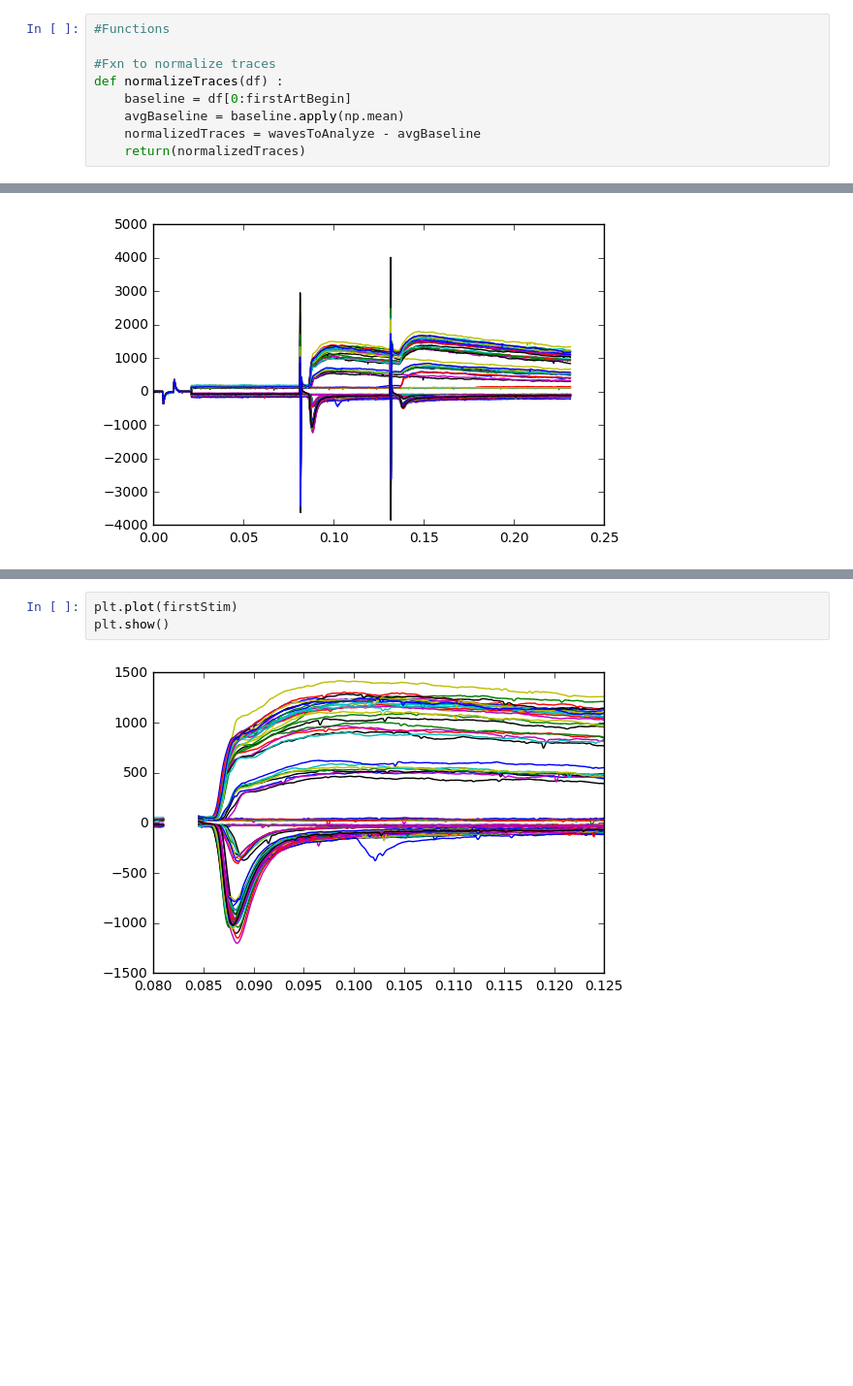
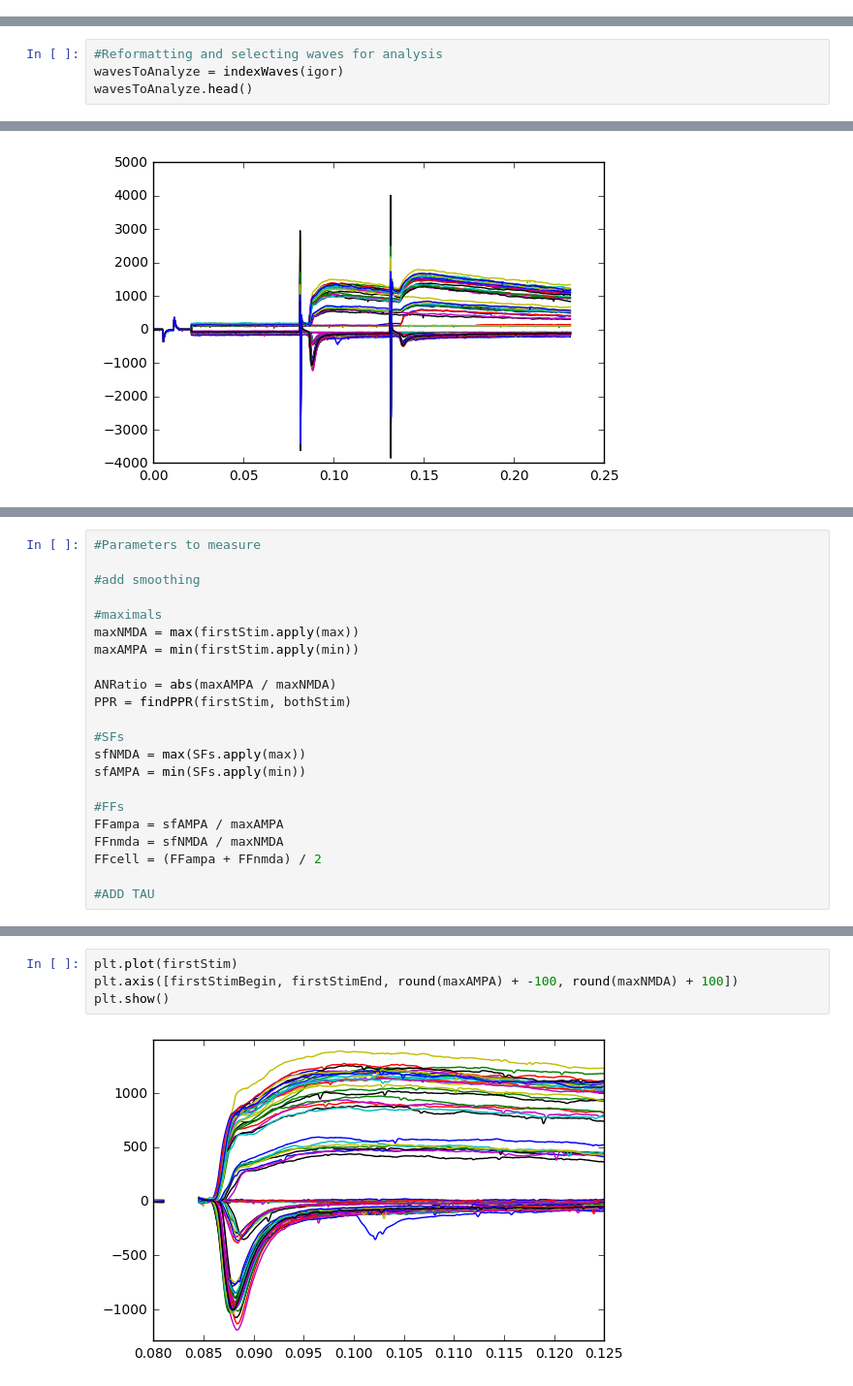
Before and after one commit to yuwie10/ephysAnalysis, a Jupyter notebook: ephysAnalysis.ipynb, the cells around one changed output, grey strips where cells are left out. Shown at 97% size. Saved outputs shown, nothing was run; the diff lists cells and outputs as text; blank space fills up the shorter version.

```diff
--- a/ephysAnalysis.ipynb
+++ b/ephysAnalysis.ipynb
@@ -4,12 +4,3 @@ import igor.igorpy as igor
 import matplotlib.pyplot as plt
 import pandas as pd
 import numpy as np
-# %%
-#Functions
-
-#Fxn to normalize traces
-def normalizeTraces(df) :
-    baseline = df[0:firstArtBegin]
-    avgBaseline = baseline.apply(np.mean)
-    normalizedTraces = wavesToAnalyze - avgBaseline
-    return(normalizedTraces)
@@ -65,0 +101,4 @@ wavesToAnalyze.head()
+# %%
+#Reformatting and selecting waves for analysis
+wavesToAnalyze = indexWaves(igor)
+wavesToAnalyze.head()
@@ -103,0 +145,22 @@ bothStim = normalized[firstStimBegin:secStimEnd]
+# %%
+#Parameters to measure
+
+#add smoothing
+
+#maximals
+maxNMDA = max(firstStim.apply(max))
+maxAMPA = min(firstStim.apply(min))
+
+ANRatio = abs(maxAMPA / maxNMDA)
+PPR = findPPR(firstStim, bothStim)
+
+#SFs
+sfNMDA = max(SFs.apply(max))
+sfAMPA = min(SFs.apply(min))
+
+#FFs
+FFampa = sfAMPA / maxAMPA
+FFnmda = sfNMDA / maxNMDA
+FFcell = (FFampa + FFnmda) / 2
+
+#ADD TAU
@@ -109,5 +194,6 @@ plt.show()
 # %%
 plt.plot(firstStim)
+plt.axis([firstStimBegin, firstStimEnd, round(maxAMPA) + -100, round(maxNMDA) + 100])
 plt.show()
 # %% [output]
-[figure, old version]
+[figure, new version]
```
Also changed, not shown: parts of 21 cells of this notebook, 1 other file.
